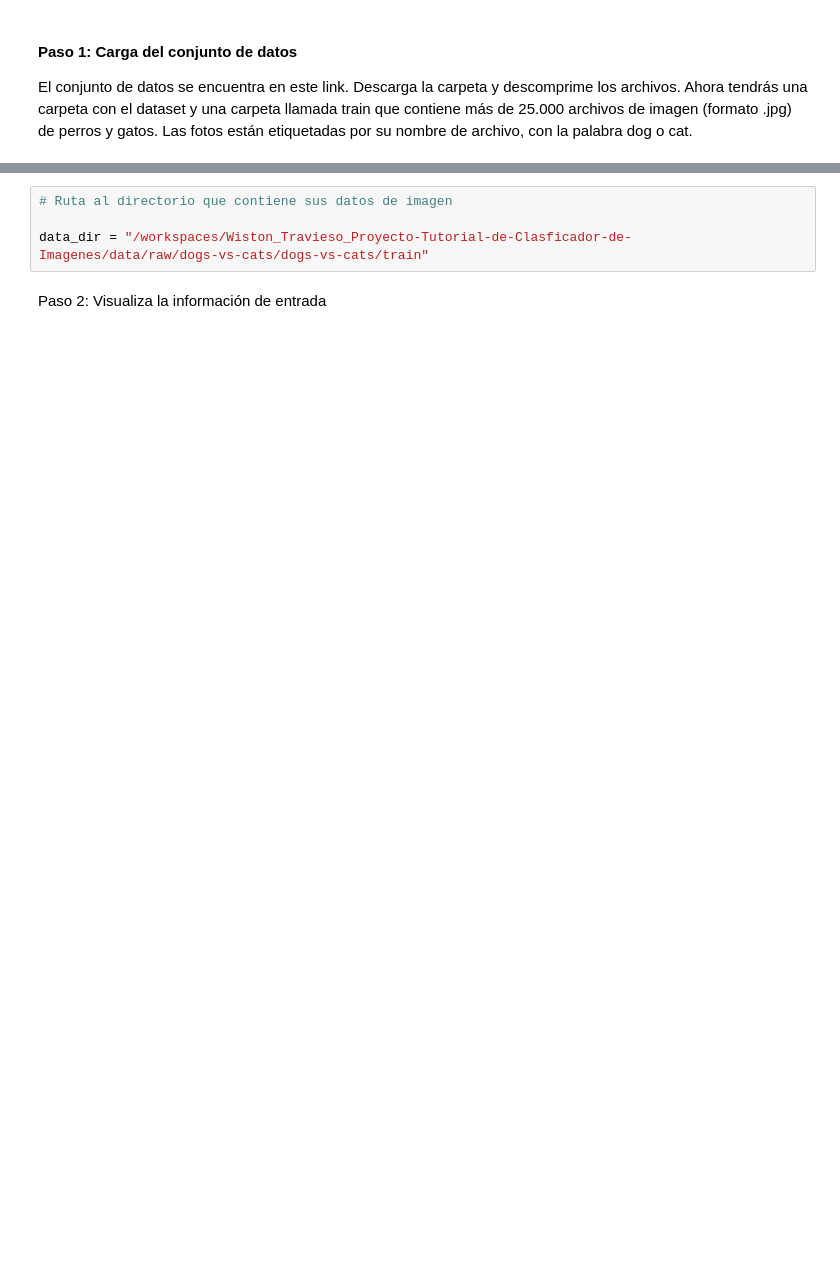
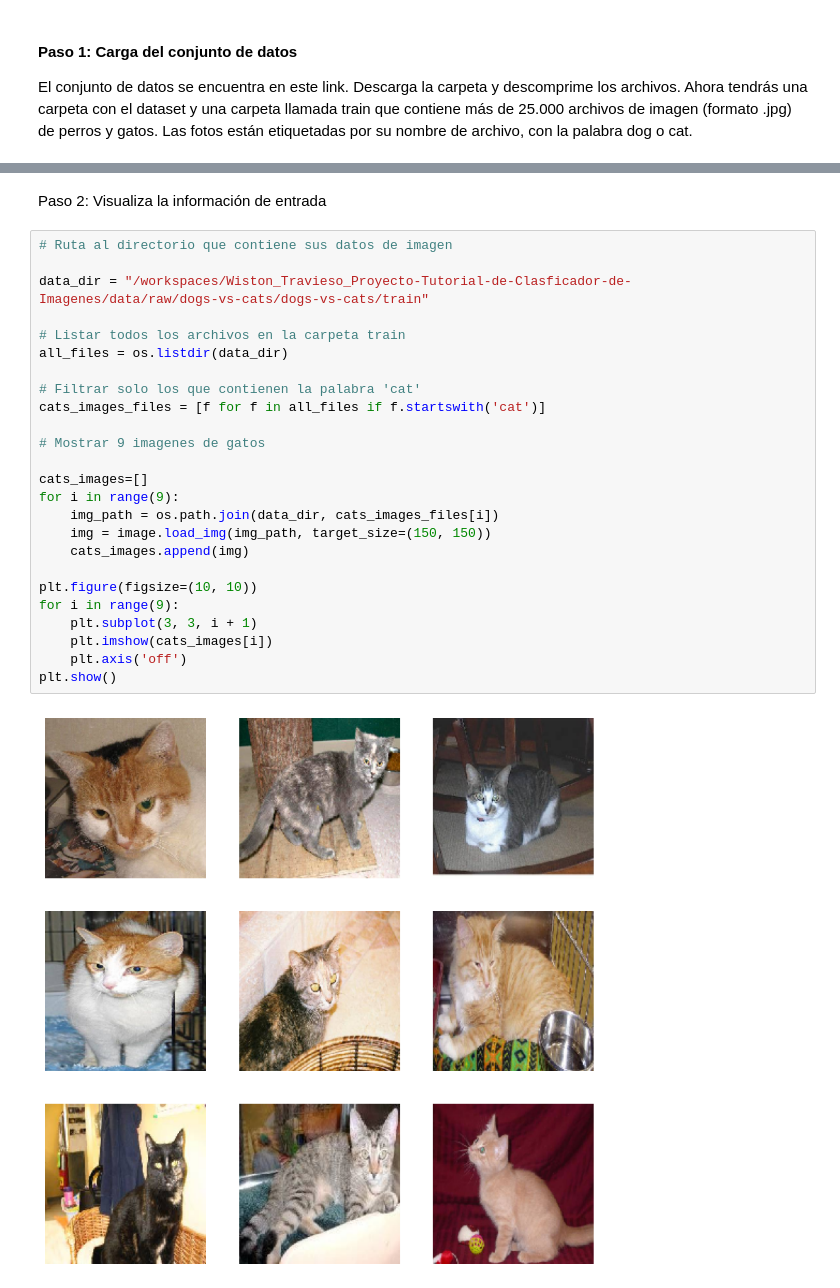
Before and after one commit to 4GeeksAcademy/Wiston_Travieso_Proyecto-Tutorial-de-Clasficador-de-Imagenes, a Jupyter notebook: src/Sistema de clasificación de imágenes.es.ipynb, the cells around one changed output, grey strips where cells are left out. Drawn from its saved outputs; the diff is of its cells as text; blank space fills up the shorter version.

```diff
--- a/src/Sistema de clasificación de imágenes.es.ipynb
+++ b/src/Sistema de clasificación de imágenes.es.ipynb
@@ -40,7 +40,30 @@ FileNotFoundError: [Errno 2] No such file or directory: '/workspaces/Wiston_Trav
-# %%
-# Ruta al directorio que contiene sus datos de imagen
-
-data_dir = "/workspaces/Wiston_Travieso_Proyecto-Tutorial-de-Clasficador-de-Imagenes/data/raw/dogs-vs-cats/dogs-vs-cats/train"
 # %% [markdown]
 Paso 2: Visualiza la información de entrada
+# %%
+# Ruta al directorio que contiene sus datos de imagen
+
+data_dir = "/workspaces/Wiston_Travieso_Proyecto-Tutorial-de-Clasficador-de-Imagenes/data/raw/dogs-vs-cats/dogs-vs-cats/train"
+
+# Listar todos los archivos en la carpeta train
+all_files = os.listdir(data_dir)
+
+# Filtrar solo los que contienen la palabra 'cat'
+cats_images_files = [f for f in all_files if f.startswith('cat')]
+
+# Mostrar 9 imagenes de gatos
+
+cats_images=[]
+for i in range(9):
+    img_path = os.path.join(data_dir, cats_images_files[i])
+    img = image.load_img(img_path, target_size=(150, 150))
+    cats_images.append(img)
+
+plt.figure(figsize=(10, 10))
+for i in range(9):
+    plt.subplot(3, 3, i + 1)
+    plt.imshow(cats_images[i])
+    plt.axis('off')
+plt.show()
+# %% [output]
+[figure, added]
 # %%
```
Also changed, not shown: parts of 13 cells of this notebook.
